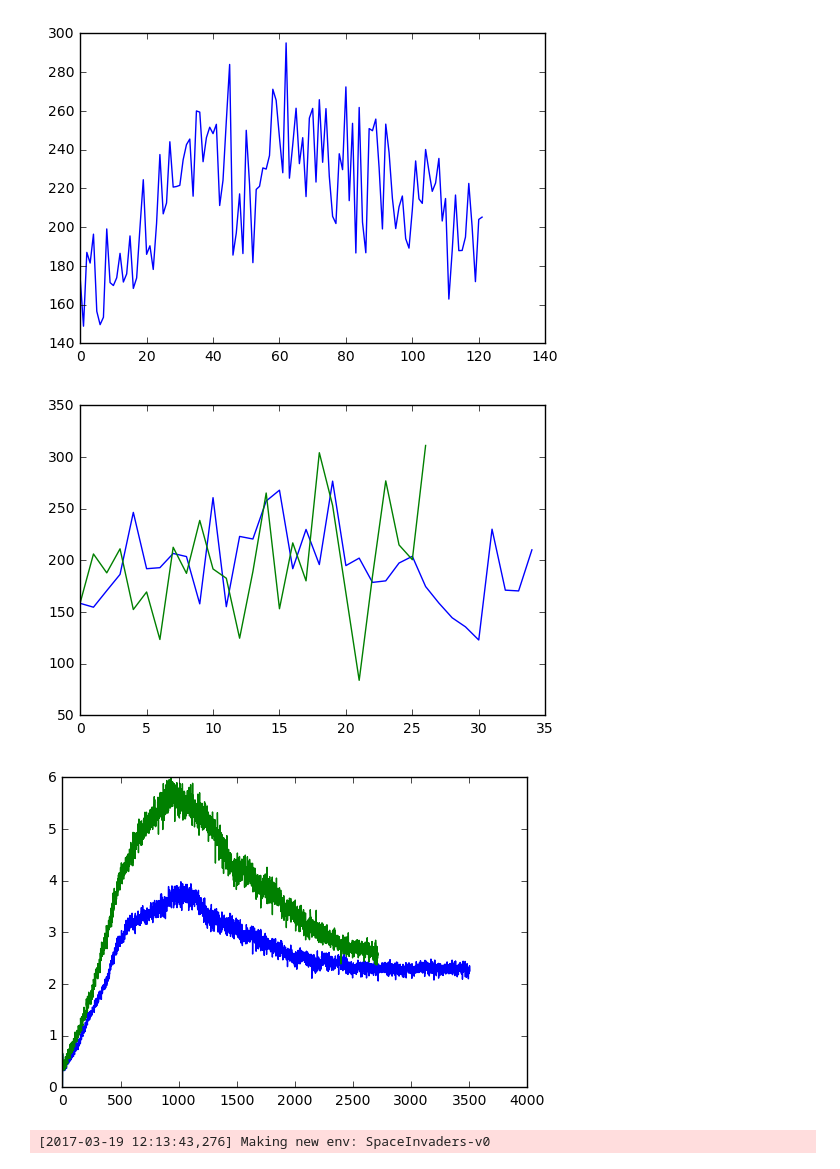
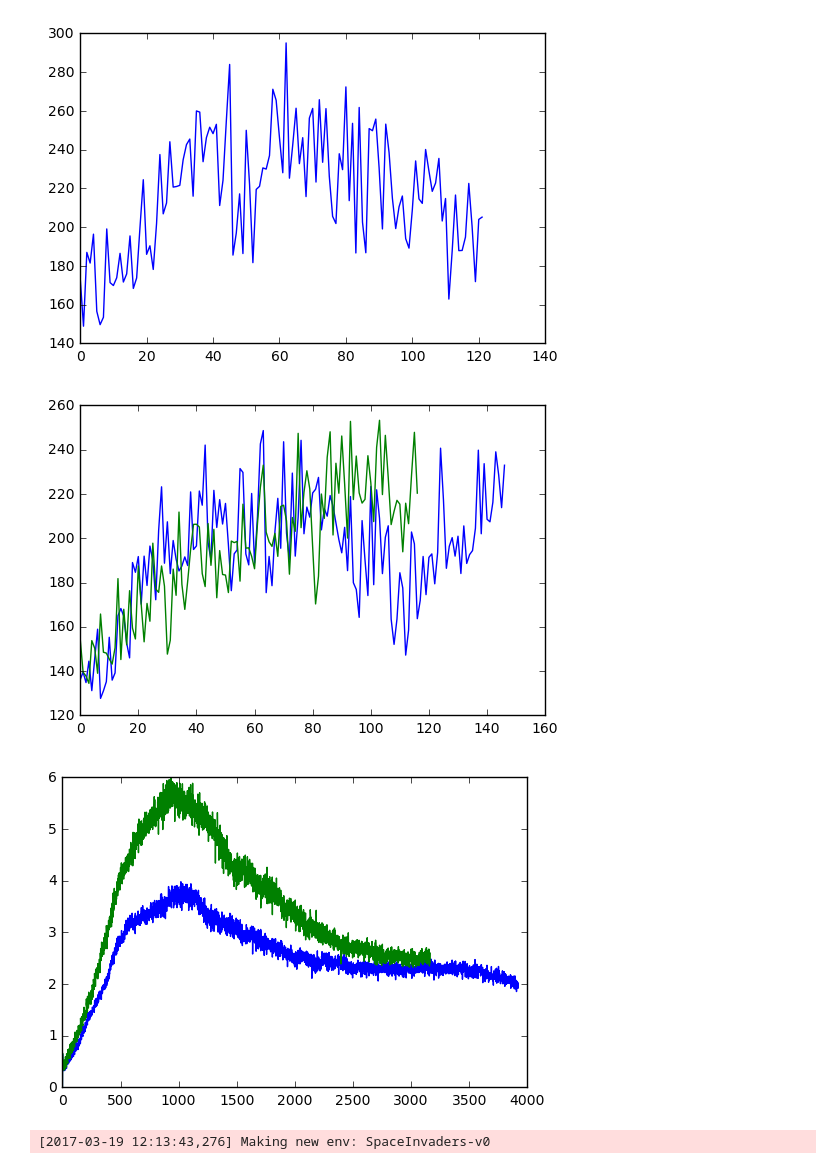
Before and after one commit to laiguokun/deep_rl, a Jupyter notebook: hw2/test.ipynb, the cells around one changed output. Saved outputs shown, nothing was run; the diff lists cells and outputs as text; code cells hidden in the pictures.

```diff
--- a/hw2/test.ipynb
+++ b/hw2/test.ipynb
@@ -20,37 +20,38 @@ plt.show()
 # %%
 reward = [];
 c = 0;
 cc = 0;
-label = 'evaluate'
+label = 'training'
+interval = 100;
 for line in open('dueldqn_reward.txt'):
     words = line.strip().split(' ');
     if (words[0] == label):
         cc += float(words[1]);
         c += 1.0;
         #reward.append(line.strip());
-        if (c == 20):
+        if (c == interval):
             reward.append(cc/c);
             cc = 0;
             c = 0;
 plt.plot(reward);
 reward = [];
 c = 0;
 cc = 0;
 for line in open('dqn_reward.txt'):
     words = line.strip().split(' ');
     if (words[0] == label):
         cc += float(words[1]);
         c += 1.0;
         #reward.append(line.strip());
-        if (c == 20):
+        if (c == interval):
             reward.append(cc/c);
             cc = 0;
             c = 0;
 plt.plot(reward);
 #print(reward);
 plt.show()
 # %% [output]
-[figure, old version]
+[figure, new version]
 # %%
 reward = [];
 c = 0;
@@ -78,7 +79,7 @@ for line in open('dqn_loss.txt'):
 plt.plot(reward);
 plt.show()
 # %% [output]
-[figure, old version]
+[figure, new version]
 # %%
 import argparse
 import os
```
Also changed, not shown: 7 other files.
